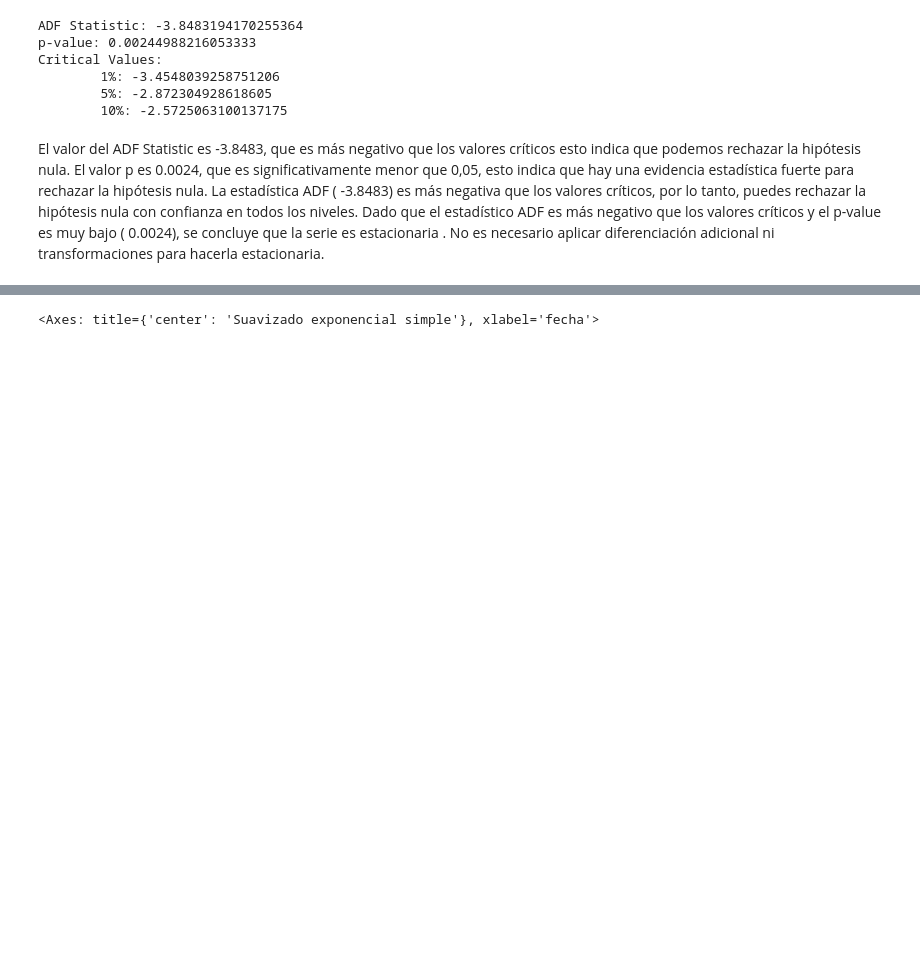
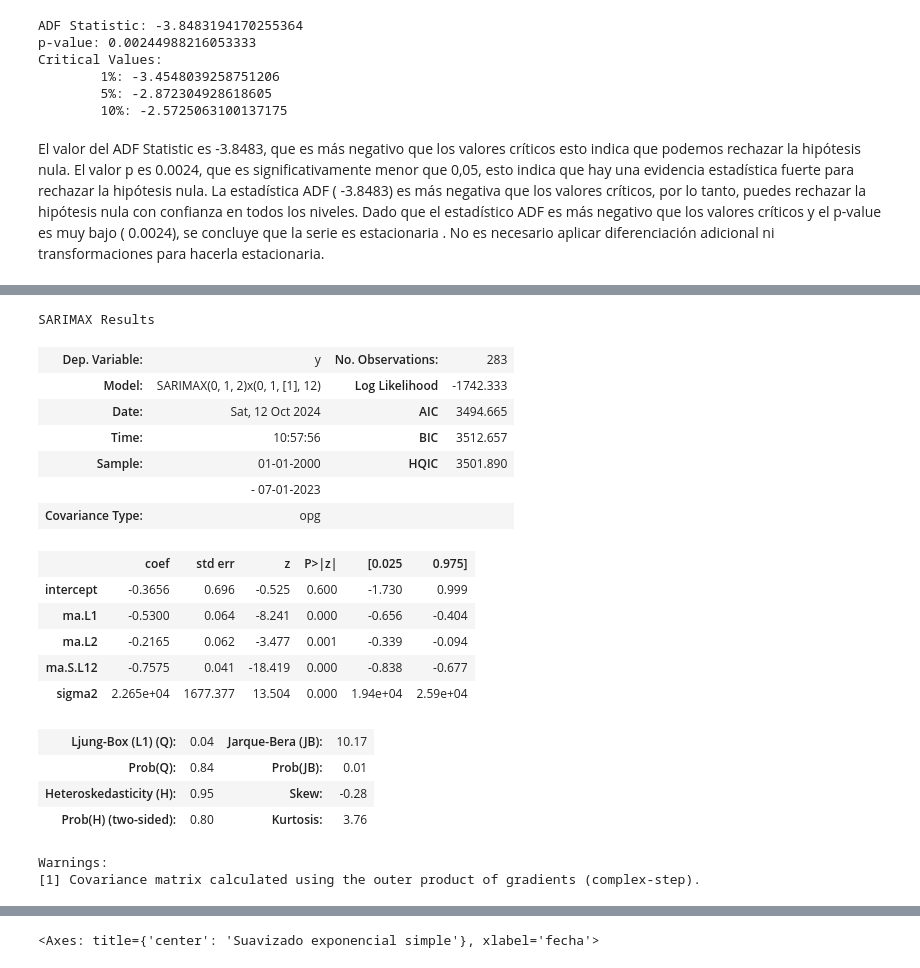
Before and after one commit to LordOnion88/MAD, a Jupyter notebook: Series de Tiempo/Predicciones produccion de cafe/Produccion de cafe.ipynb, the cells around one changed output, grey strips where cells are left out. Drawn from its saved outputs; the diff is of its cells as text; code cells hidden in the pictures; blank space fills up the shorter version.

```diff
--- a/Series de Tiempo/Predicciones produccion de cafe/Produccion de cafe.ipynb
+++ b/Series de Tiempo/Predicciones produccion de cafe/Produccion de cafe.ipynb
@@ -165,3 +165,8 @@ Critical Values:
 El valor del ADF Statistic es -3.8483, que es más negativo que los valores críticos esto indica que podemos rechazar la hipótesis nula. El valor p es 0.0024, que es significativamente menor que 0,05, esto indica que hay una evidencia estadística fuerte para rechazar la hipótesis nula.
 La estadística ADF ( -3.8483) es más negativa que los valores críticos, por lo tanto, puedes rechazar la hipótesis nula con confianza en todos los niveles.
 Dado que el estadístico ADF es más negativo que los valores críticos y el p-value es muy bajo ( 0.0024), se concluye que la serie es estacionaria . No es necesario aplicar diferenciación adicional ni transformaciones para hacerla estacionaria.
+# %%
+Entrenamiento_df= df[:283]
+Prueba_df= df[283:]
+
+display(Prueba_df,Entrenamiento_df)
@@ -167,0 +338,25 @@ Dado que el estadístico ADF es más negativo que los valores críticos y el p-v
+# %%
+modelo_PD = pm.ARIMA(order=(0,1,2),seasonal_order=(0,1,1,12))
+modelo_PD.fit(y=Entrenamiento_df)
+modelo_PD.summary()
+# %% [output]
+SARIMAX Results
+| Dep. Variable: | y | No. Observations: | 283 |
+| Model: | SARIMAX(0, 1, 2)x(0, 1, [1], 12) | Log Likelihood | -1742.333 |
+| Date: | Sat, 12 Oct 2024 | AIC | 3494.665 |
+| Time: | 10:57:56 | BIC | 3512.657 |
+| Sample: | 01-01-2000 | HQIC | 3501.890 |
+|  | - 07-01-2023 |  |  |
+| Covariance Type: | opg |  |  |
+|  | coef | std err | z | P>|z| | [0.025 | 0.975] |
+| intercept | -0.3656 | 0.696 | -0.525 | 0.600 | -1.730 | 0.999 |
+| ma.L1 | -0.5300 | 0.064 | -8.241 | 0.000 | -0.656 | -0.404 |
+| ma.L2 | -0.2165 | 0.062 | -3.477 | 0.001 | -0.339 | -0.094 |
+| ma.S.L12 | -0.7575 | 0.041 | -18.419 | 0.000 | -0.838 | -0.677 |
+| sigma2 | 2.265e+04 | 1677.377 | 13.504 | 0.000 | 1.94e+04 | 2.59e+04 |
+| Ljung-Box (L1) (Q): | 0.04 | Jarque-Bera (JB): | 10.17 |
+| Prob(Q): | 0.84 | Prob(JB): | 0.01 |
+| Heteroskedasticity (H): | 0.95 | Skew: | -0.28 |
+| Prob(H) (two-sided): | 0.80 | Kurtosis: | 3.76 |
+Warnings:
+[1] Covariance matrix calculated using the outer product of gradients (complex-step).
```
Also changed, not shown: parts of 19 cells of this notebook, 1 other file.
